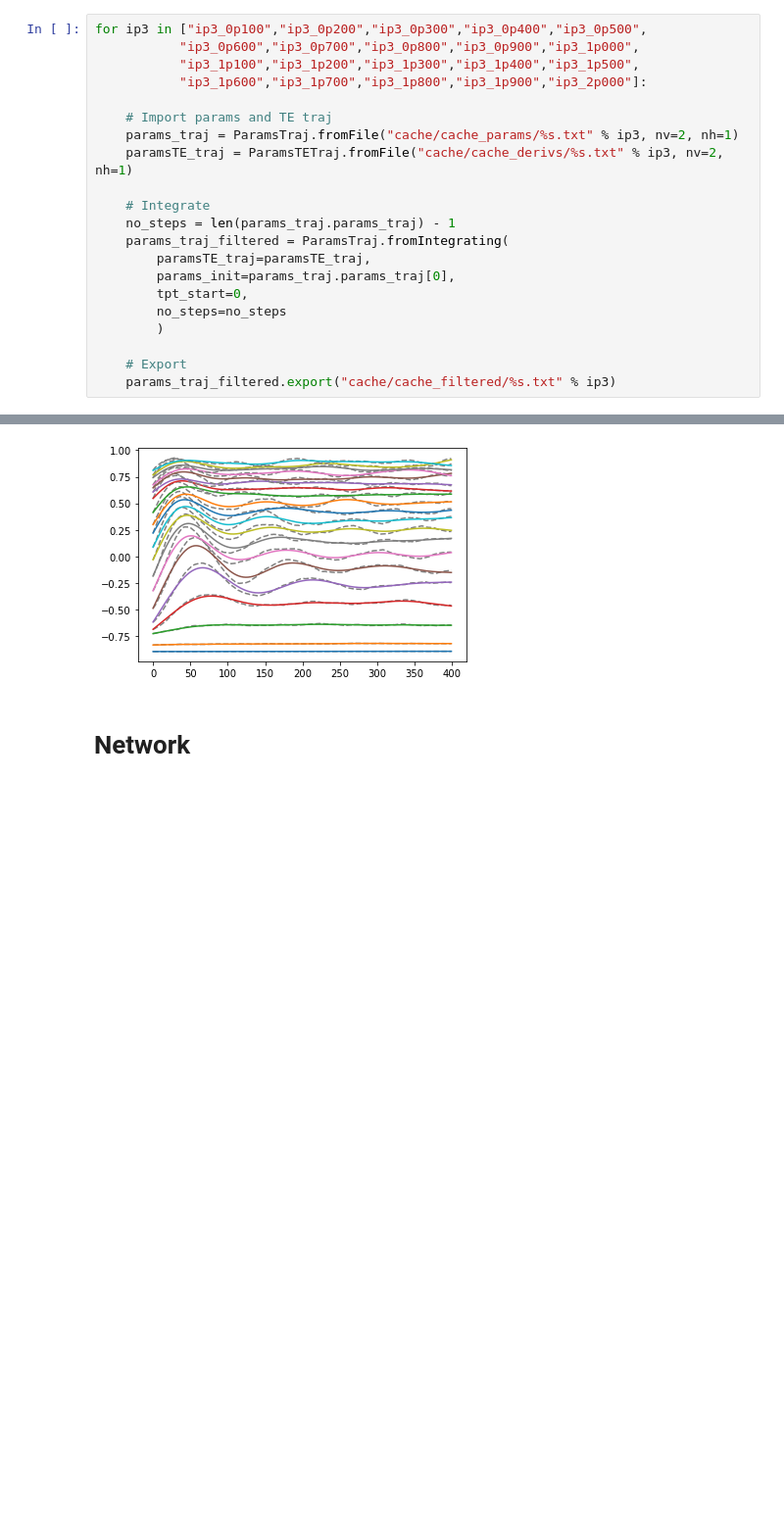
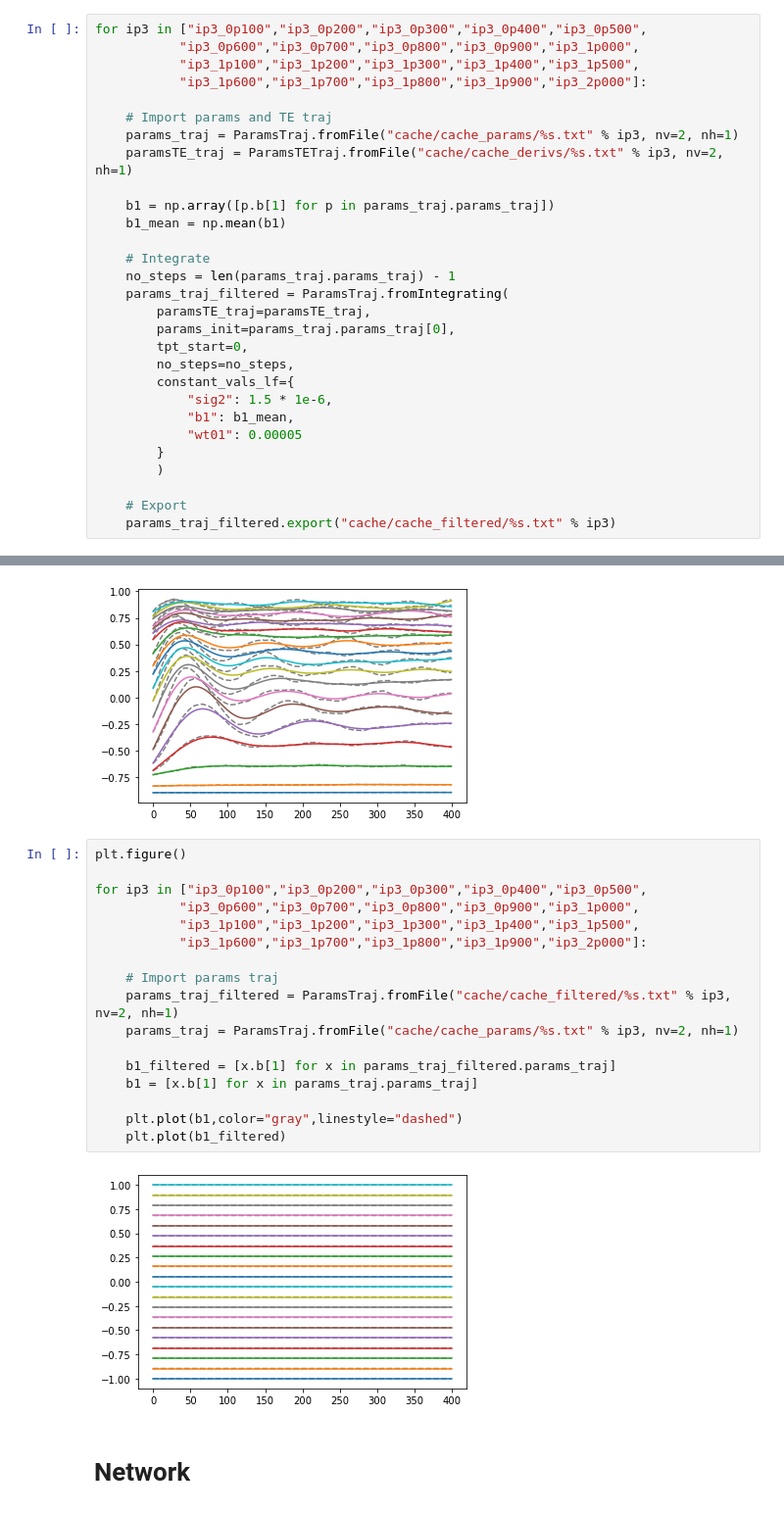
Before and after one commit to smrfeld/phys_dbd, a Jupyter notebook: example/main.ipynb, the cells around one changed output, grey strips where cells are left out. Shown at 98% size. Saved outputs shown, nothing was run; the diff lists cells and outputs as text; blank space fills up the shorter version.

```diff
--- a/example/main.ipynb
+++ b/example/main.ipynb
@@ -292,13 +292,21 @@ for ip3 in ["ip3_0p100","ip3_0p200","ip3_0p300","ip3_0p400","ip3_0p500",
     params_traj = ParamsTraj.fromFile("cache/cache_params/%s.txt" % ip3, nv=2, nh=1)
     paramsTE_traj = ParamsTETraj.fromFile("cache/cache_derivs/%s.txt" % ip3, nv=2, nh=1)
 
+    b1 = np.array([p.b[1] for p in params_traj.params_traj])
+    b1_mean = np.mean(b1)
+
     # Integrate
     no_steps = len(params_traj.params_traj) - 1
     params_traj_filtered = ParamsTraj.fromIntegrating(
         paramsTE_traj=paramsTE_traj,
         params_init=params_traj.params_traj[0],
         tpt_start=0,
-        no_steps=no_steps
+        no_steps=no_steps,
+        constant_vals_lf={
+            "sig2": 1.5 * 1e-6,
+            "b1": b1_mean,
+            "wt01": 0.00005
+        }
         )
 
     # Export
@@ -324,6 +332,25 @@ for ip3 in ["ip3_0p100","ip3_0p200","ip3_0p300","ip3_0p400","ip3_0p500",
     plt.plot(b0_filtered)
 # %% [output]
 [figure]
+# %%
+plt.figure()
+
+for ip3 in ["ip3_0p100","ip3_0p200","ip3_0p300","ip3_0p400","ip3_0p500",
+           "ip3_0p600","ip3_0p700","ip3_0p800","ip3_0p900","ip3_1p000",
+           "ip3_1p100","ip3_1p200","ip3_1p300","ip3_1p400","ip3_1p500",
+           "ip3_1p600","ip3_1p700","ip3_1p800","ip3_1p900","ip3_2p000"]:
+
+    # Import params traj
+    params_traj_filtered = ParamsTraj.fromFile("cache/cache_filtered/%s.txt" % ip3, nv=2, nh=1)
+    params_traj = ParamsTraj.fromFile("cache/cache_params/%s.txt" % ip3, nv=2, nh=1)
+
+    b1_filtered = [x.b[1] for x in params_traj_filtered.params_traj]
+    b1 = [x.b[1] for x in params_traj.params_traj]
+
+    plt.plot(b1,color="gray",linestyle="dashed")
+    plt.plot(b1_filtered)
+# %% [output]
+[figure, added]
 # %% [markdown]
 # Network
 # %%
```
Also changed, not shown: parts of 19 cells of this notebook, 5 other files.
